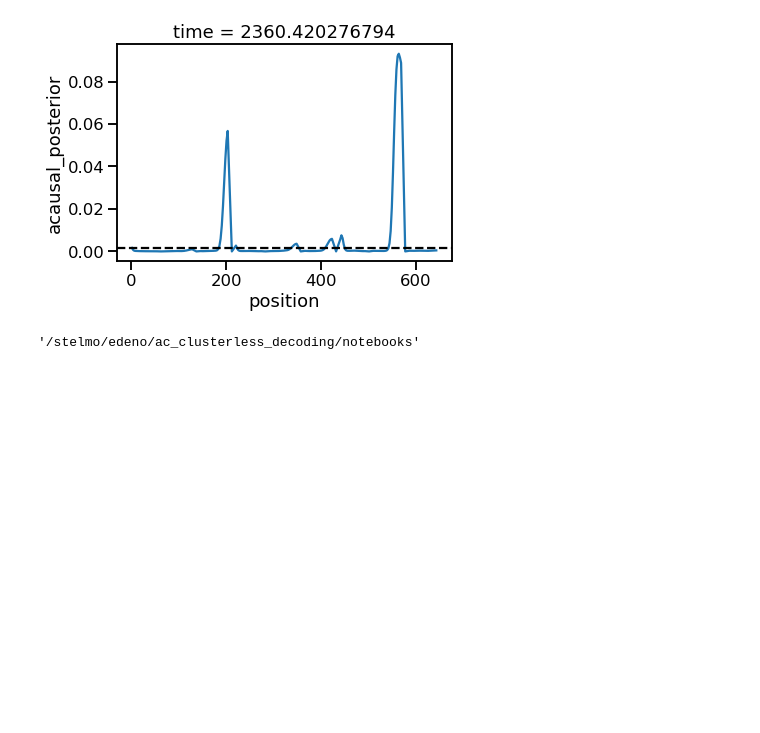
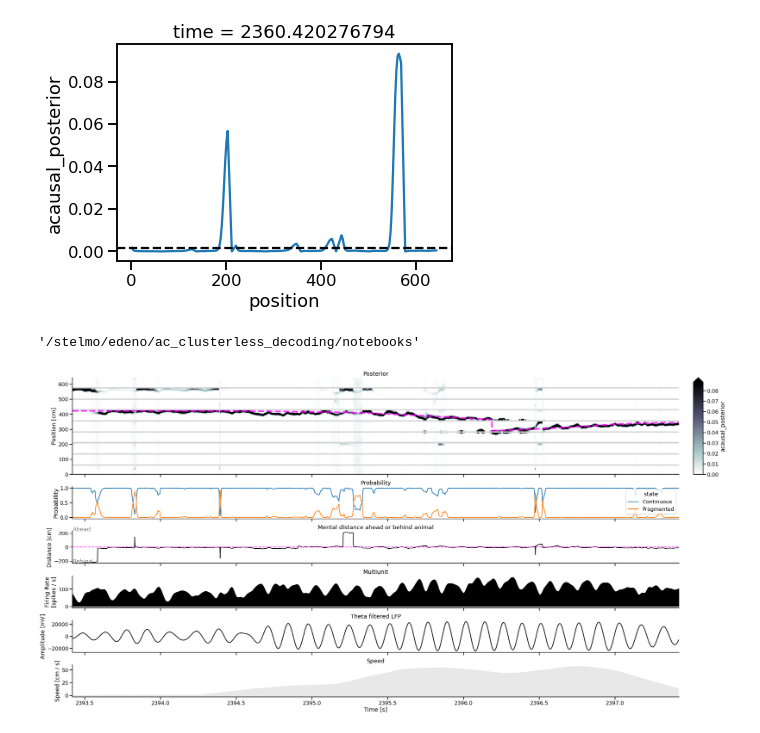
Before and after one commit to edeno/ac_clusterless_decoding, a Jupyter notebook: notebooks/2021_01_17_Analysis.ipynb, the cells around one changed output. Drawn from its saved outputs; the diff is of its cells as text; code cells hidden in the pictures; blank space fills up the shorter version.

```diff
--- a/notebooks/2021_01_17_Analysis.ipynb
+++ b/notebooks/2021_01_17_Analysis.ipynb
@@ -94,3 +94,19 @@ plt.axhline(hpd_threshold[0], color='black', linestyle='--')
 pwd
 # %% [output]
 '/stelmo/edeno/ac_clusterless_decoding/notebooks'
+# %%
+from src.visualization import plot_classifier_time_slice
+
+time = results.time.values
+time_slice = slice(time[16500], time[18500])
+
+plot_classifier_time_slice(
+    time_slice,
+    classifier,
+    results,
+    data,
+    posterior_type="acausal_posterior",
+    figsize=(30, 15),
+)
+# %% [output]
+[figure, added]
```
Also changed, not shown: 1 other file.
